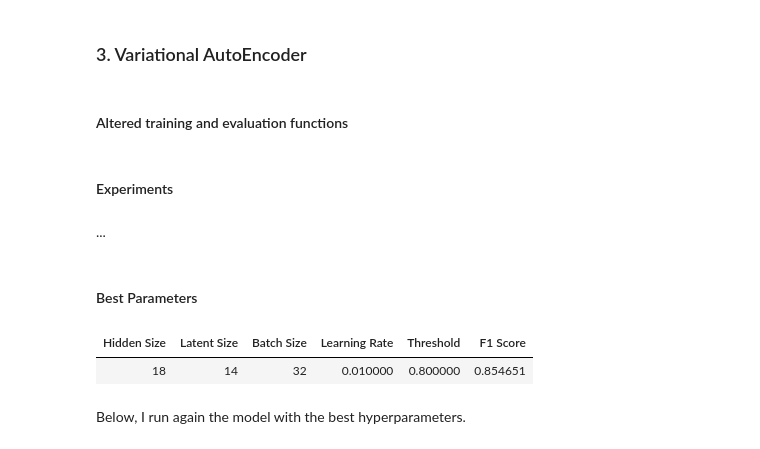
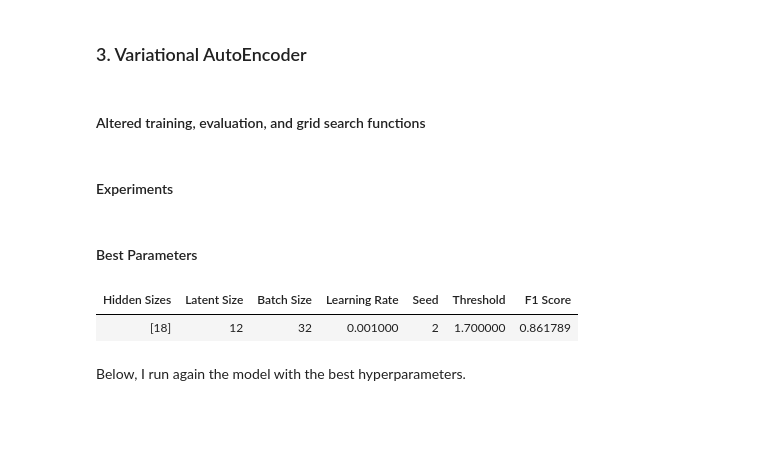
Before and after one commit to martin-krutsky/anomaly-detection-autoencoders, a Jupyter notebook: outlier_detection.ipynb, the cells around one changed output. Cells and saved outputs as stored; diff of their text form; code cells hidden in the pictures; blank space fills up the shorter version.

```diff
--- a/outlier_detection.ipynb
+++ b/outlier_detection.ipynb
@@ -303,6 +306,11 @@ def seed_worker(worker_id):
     random.seed(worker_seed)
 # %%
 def seed_all(seed: int = 123):
+    '''
+    Set random seeds (all of them) for PyTorch training and eval loop
+
+    :param int seed: random seed
+    '''
     torch.manual_seed(seed)
     torch.cuda.manual_seed(seed)
     torch.cuda.manual_seed_all(seed)
@@ -621,7 +617,7 @@ weighted avg       0.89      0.89      0.89       507
 # %% [markdown]
 ### 3. Variational AutoEncoder
 # %% [markdown]
-#### Altered training and evaluation functions
+#### Altered training, evaluation, and grid search functions
 # %%
 def train_one_epoch_VAE(model: nn.Module, optimizer: torch.optim.Optimizer, criterion: nn.MSELoss, train_loader: DataLoader):
     '''
@@ -694,18 +692,20 @@ def train_model_VAE(model: nn.Module, model_name: str, optimizer: torch.optim.Op
 # %%
-def eval_on_testset_VAE(model: nn.Module, testset: np.ndarray, test_labels: np.ndarray) -> Tuple[pd.DataFrame, np.ndarray]:
+def eval_on_testset_VAE(model: nn.Module, testset: np.ndarray, test_labels: np.ndarray, verbose: bool = True) -> Tuple[pd.DataFrame, np.ndarray]:
     '''
     Evaluate testing data on the model, calculate reconstruction error, print statistics on inliers and outliers
 
     :param nn.Module model: model being evaluated
     :param np.ndarray testset: testing inputs
     :param np.ndarray test_labels: ground-truth labels
+    :param bool verbose: determining whether training and validation losses should be printed
     :returns: dataframe with reconstruction errors and classes, reconstrution errors
     '''
     testset_tensor = torch.tensor(testset).float()
     reconstructed_test = model(testset_tensor)
-    mse_test = torch.mean((reconstructed_test.detach() - testset_tensor) ** 2, axis=1) + model.kl
+    mse_test = torch.mean((reconstructed_test.detach() - testset_tensor) ** 2, axis=1) + model.kl.detach()
     error_df = pd.DataFrame({'Reconstruction Error': mse_test, 'class': y_test})
 
-    display(error_df[error_df['class'] == 0].describe())
-    display(error_df[error_df['class'] == 1].describe())
+    if verbose:
+        display(error_df[error_df['class'] == 0].describe())
+        display(error_df[error_df['class'] == 1].describe())
     return error_df, mse_test
@@ -712,3 +730,16 @@ def eval_on_testset_VAE(model: nn.Module, testset: np.ndarray, test_labels: np.n
+# %%
+def grid_search_VAE(ModelClass: Type[nn.Module], model_name: str, hidden_sizes_ls: List[List[int]], latent_sizes: List[int],
+                    batch_sizes: List[int], learning_rates: List[float], seeds: List[int]):
+    best_f1 = 0.0
+    best_model_params = None
+
+    cartes_product = list(itertools.product(hidden_sizes_ls, latent_sizes, batch_sizes, learning_rates, seeds))
+    for hidden_sizes, latent_size, batch_size, learning_rate, seed in tqdm(cartes_product):
+        threshold, f1 = train_eval_test_model_VAE(ModelClass, hidden_sizes, latent_size, model_name, batch_size, learning_rate, seed)
+        if f1 > best_f1:
+            best_f1 = f1
+            best_model_params = hidden_sizes, latent_size, batch_size, learning_rate, seed, threshold
+    return best_model_params, best_f1
 # %% [markdown]
 #### Experiments
 # %%
@@ -738,21 +773,20 @@ class VariationalAutoEncoder(nn.Module):
         return x
-# %% [markdown]
-...
 # %%
-best_model_params_vae, best_f1_vae = grid_search(ModelClass=VariationalAutoEncoder,
-                                                 model_name='variational_autoencoder',
-                                                 hidden_sizes=[16, 18],
-                                                 latent_sizes=[10, 12, 14],
-                                                 batch_sizes=[32, 64, 128],
-                                                 learning_rates=[1e-3, 1e-2])
+best_model_params_vae, best_f1_vae = grid_search_VAE(ModelClass=VariationalAutoEncoder,
+                                                     model_name='variational_autoencoder',
+                                                     hidden_sizes_ls=[[16], [18], [18, 16]],
+                                                     latent_sizes=[12, 14],
+                                                     batch_sizes=[32, 64, 128],
+                                                     learning_rates=[1e-3, 1e-2],
+                                                     seeds=[0, 1, 2])
 # %%
-best_params_df_vae = pd.DataFrame([list(best_model_params_vae) + [best_f1_vae]], columns=['Hidden Size', 'Latent Size', 'Batch Size', 'Learning Rate', 'Threshold', 'F1 Score'])
+best_params_df_vae = pd.DataFrame([list(best_model_params_vae) + [best_f1_vae]], columns=['Hidden Sizes', 'Latent Size', 'Batch Size', 'Learning Rate', 'Seed', 'Threshold', 'F1 Score'])
 display(Markdown('#### Best Parameters'))
 display(best_params_df_vae.style.hide_index())
 # %% [output]
 #### Best Parameters
-| Hidden Size | Latent Size | Batch Size | Learning Rate | Threshold | F1 Score |
-| 18 | 14 | 32 | 0.010000 | 0.800000 | 0.854651 |
+| Hidden Sizes | Latent Size | Batch Size | Learning Rate | Seed | Threshold | F1 Score |
+| [18] | 12 | 32 | 0.001000 | 2 | 1.700000 | 0.861789 |
 # %% [markdown]
 Below, I run again the model with the best hyperparameters.
 # %%
```
Also changed, not shown: parts of 32 cells of this notebook.
